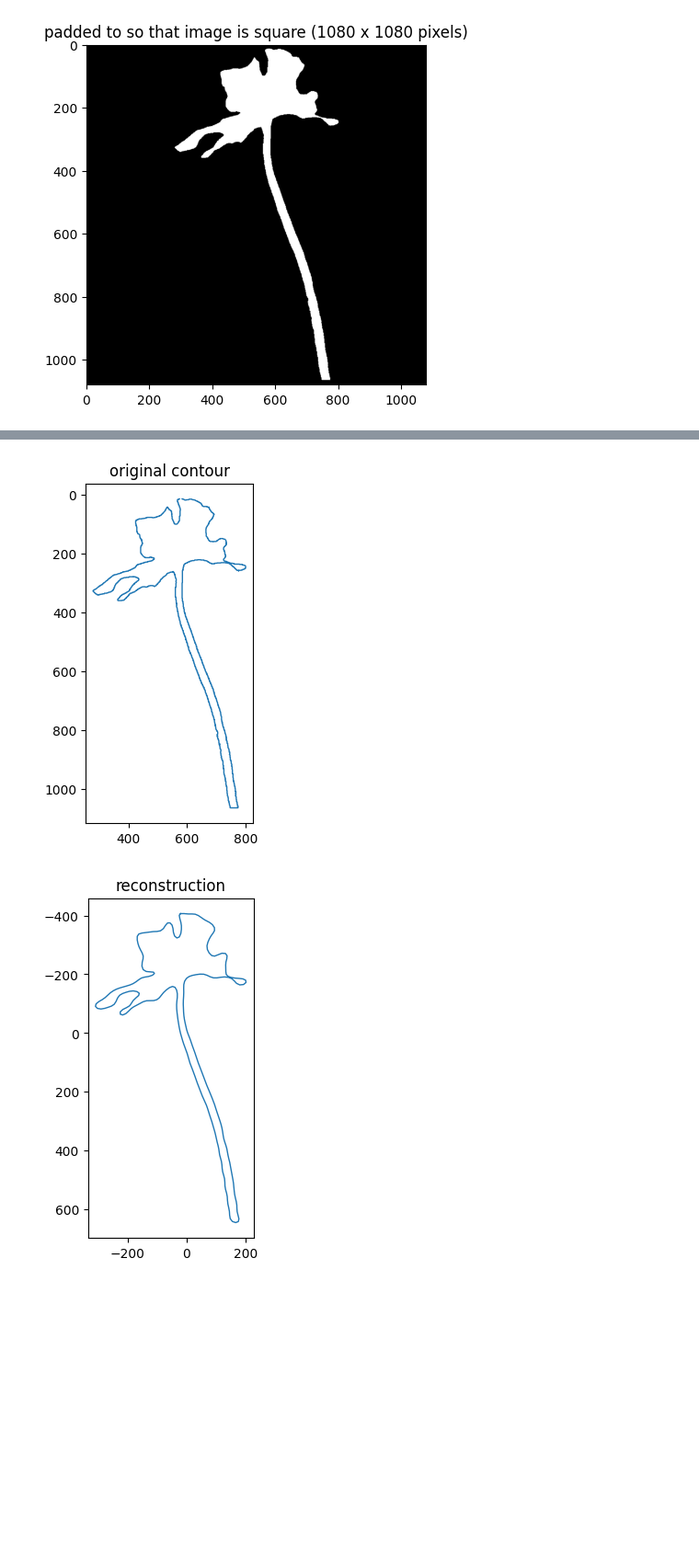
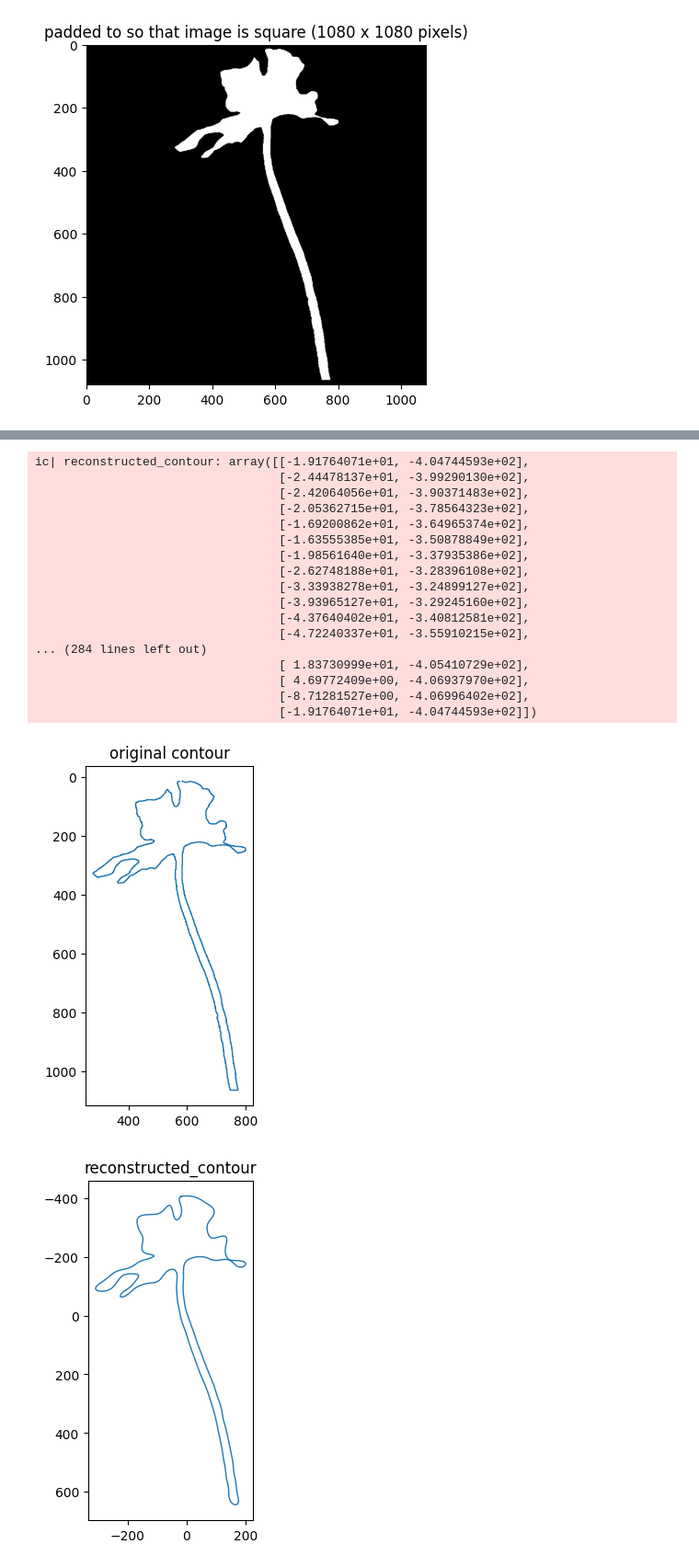
Before and after one commit to aubreymoore/sam3-2026-01-31, a Jupyter notebook: poly2mask.ipynb, the cells around one changed output, grey strips where cells are left out. Shown at 92% size. Cells and saved outputs as stored; diff of their text form; code cells hidden in the pictures; blank space fills up the shorter version.

```diff
--- a/poly2mask.ipynb
+++ b/poly2mask.ipynb
@@ -136,5 +133,7 @@ The IoU of the non-overlapping polygons is: 0.0
 # %% [markdown]
 # Main
+# %%
+efd_order = 55
 # %%
 # Read WKT from SQLite and convert to Shapely geometry
 df = pd.read_sql(
@@ -250,7 +249,7 @@ ax.set_title('padded to so that image is square (1080 x 1080 pixels)');
 ic| squared_mask.shape: (1080, 1080)
 [figure]
 # %%
-# Get a contour for the square_mask and use it to calculate EFD coefficients
+# Get a contour for the square_mask
 
 import cv2
 import numpy
@@ -259,8 +258,7 @@ from pyefd import elliptic_fourier_descriptors
 im = squared_mask
 
 # Find the contours of a binary image using OpenCV.
-contours, hierarchy = cv2.findContours(
-    im, cv2.RETR_TREE, cv2.CHAIN_APPROX_SIMPLE)
+contours, hierarchy = cv2.findContours(im, cv2.RETR_TREE, cv2.CHAIN_APPROX_SIMPLE)
 assert len(contours) == 1
 contour = contours[0].squeeze()
 ic(contour)
@@ -271,7 +269,7 @@ fig, ax = plt.subplots()
 ax.plot(xs, ys, linewidth=1)
 ax.invert_yaxis()  # Invert y-axis to match image coordinates
 ax.set_aspect('equal')
-ax.set_title('new contour');
+ax.set_title('contour');
 # %% [output]
 ic| contour: array([[574,  14],
                     [573,  15],
@@ -284,13 +282,5 @@ ic| contour: array([[574,  14],
 # %%
-coeffs = pyefd.elliptic_fourier_descriptors(contour, order=70, normalize=False)
-ic(coeffs.shape)
-# print('coeffs:\n',coeffs)
-
-# # coeffs = pyefd.normalize_efd(coeffs)
-# # ic(coeffs.shape)
-# # print('coeffs:\n',coeffs)
-
-# a0, c0 = pyefd.calculate_dc_coefficients(contour)
-# ic(a0, c0)
-# pyefd.plot_efd(coeffs, locus=(a0,c0), contour=contour)
+# calculate EFD coefficients
+coeffs = pyefd.elliptic_fourier_descriptors(contour, order=efd_order, normalize=False)
+ic(coeffs.shape);
 # %% [output]
@@ -299,22 +288,41 @@ ic| coeffs.shape: (70, 4)
 # %%
 # Plot
 fig, ax = plt.subplots()
 ax.plot(xs, ys, linewidth=1)
 ax.invert_yaxis()  # Invert y-axis to match image coordinates
 ax.set_aspect('equal')
 ax.set_title('original contour');
 
 # Reconstruct contour using EFD coefficients
-reconstructed_poly = pyefd.reconstruct_contour(coeffs)
+reconstructed_contour = pyefd.reconstruct_contour(coeffs)
+ic(reconstructed_contour)
+
 
 # Plot
-r_xs, r_ys = reconstructed_poly.T
+r_xs, r_ys = reconstructed_contour.T
 
 fig, ax = plt.subplots()
 ax.plot(r_xs, r_ys, linewidth=1)
 ax.set_aspect('equal')
 ax.invert_yaxis()  # Invert y-axis to match image coordinates
-ax.set_title('reconstruction');
+ax.set_title('reconstructed_contour');
 # %% [output]
+ic| reconstructed_contour: array([[-1.91764071e+01, -4.04744593e+02],
+                                  [-2.44478137e+01, -3.99290130e+02],
+                                  [-2.42064056e+01, -3.90371483e+02],
+                                  [-2.05362715e+01, -3.78564323e+02],
+                                  [-1.69200862e+01, -3.64965374e+02],
+                                  [-1.63555385e+01, -3.50878849e+02],
+                                  [-1.98561640e+01, -3.37935386e+02],
+                                  [-2.62748188e+01, -3.28396108e+02],
+                                  [-3.33938278e+01, -3.24899127e+02],
+                                  [-3.93965127e+01, -3.29245160e+02],
+                                  [-4.37640402e+01, -3.40812581e+02],
+                                  [-4.72240337e+01, -3.55910215e+02],
+... (284 lines left out)
+                                  [ 1.83730999e+01, -4.05410729e+02],
+                                  [ 4.69772409e+00, -4.06937970e+02],
+                                  [-8.71281527e+00, -4.06996402e+02],
+                                  [-1.91764071e+01, -4.04744593e+02]])
 [figure]
-[figure, old version]
+[figure, new version]
```
Also changed, not shown: parts of 15 cells of this notebook.
